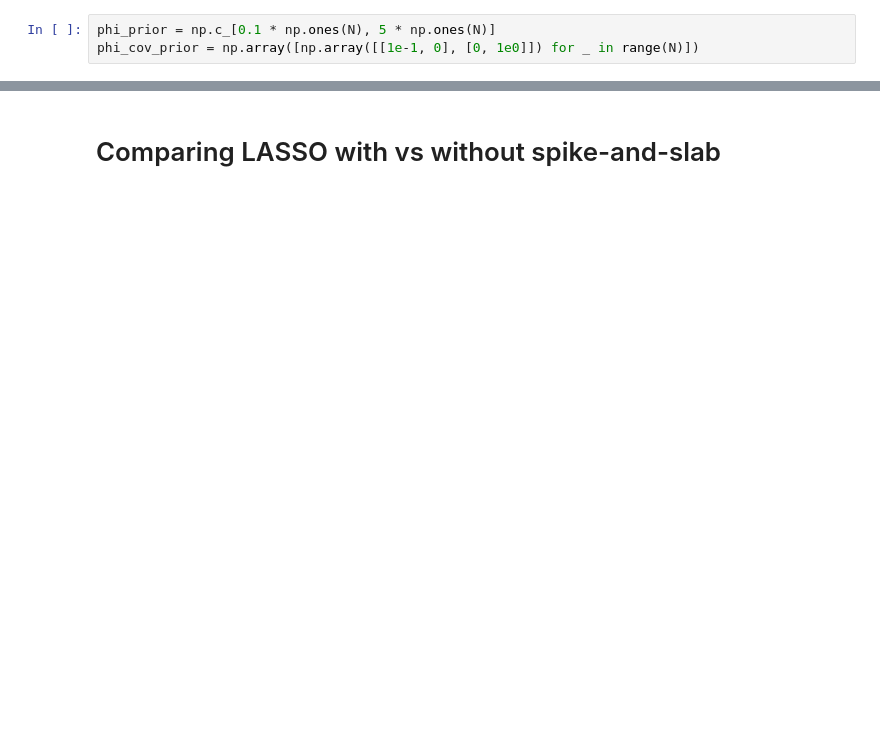
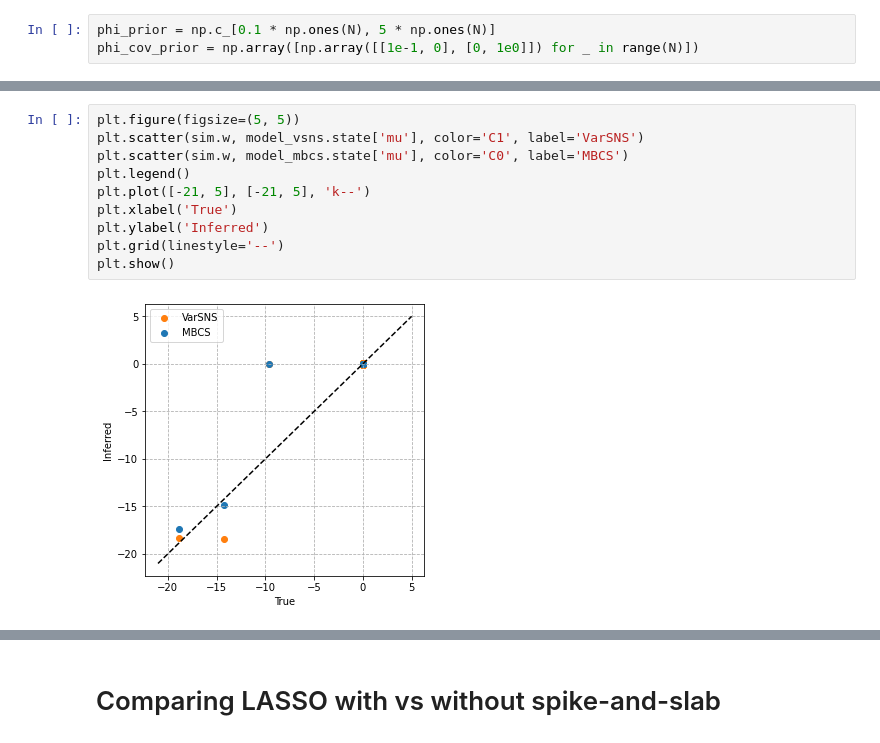
Before and after one commit to marcustriplett/circuitmap, a Jupyter notebook: notebooks/adaprobe_jax_implementation.ipynb, the cells around one changed output, grey strips where cells are left out. Drawn from its saved outputs; the diff is of its cells as text; blank space fills up the shorter version.

```diff
--- a/notebooks/adaprobe_jax_implementation.ipynb
+++ b/notebooks/adaprobe_jax_implementation.ipynb
@@ -85,0 +180,12 @@ phi_cov_prior = np.array([np.array([[1e-1, 0], [0, 1e0]]) for _ in range(N)])
+# %%
+plt.figure(figsize=(5, 5))
+plt.scatter(sim.w, model_vsns.state['mu'], color='C1', label='VarSNS')
+plt.scatter(sim.w, model_mbcs.state['mu'], color='C0', label='MBCS')
+plt.legend()
+plt.plot([-21, 5], [-21, 5], 'k--')
+plt.xlabel('True')
+plt.ylabel('Inferred')
+plt.grid(linestyle='--')
+plt.show()
+# %% [output]
+[figure, added]
```
Also changed, not shown: parts of 49 cells of this notebook, 1 other file.
